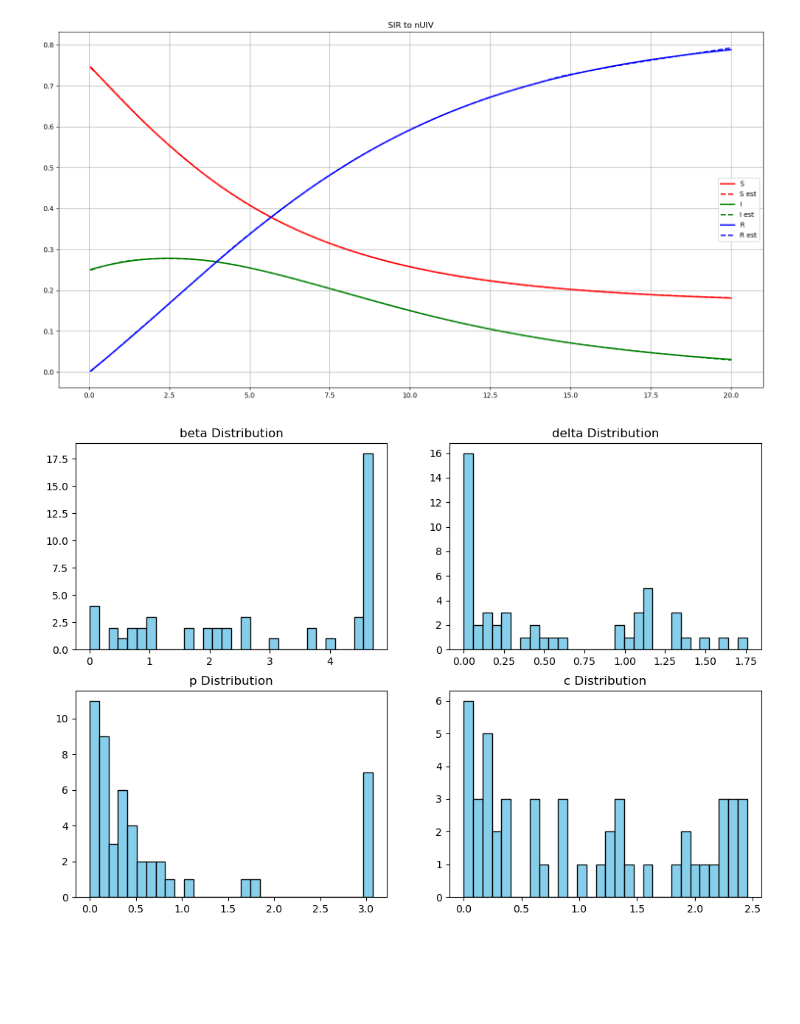
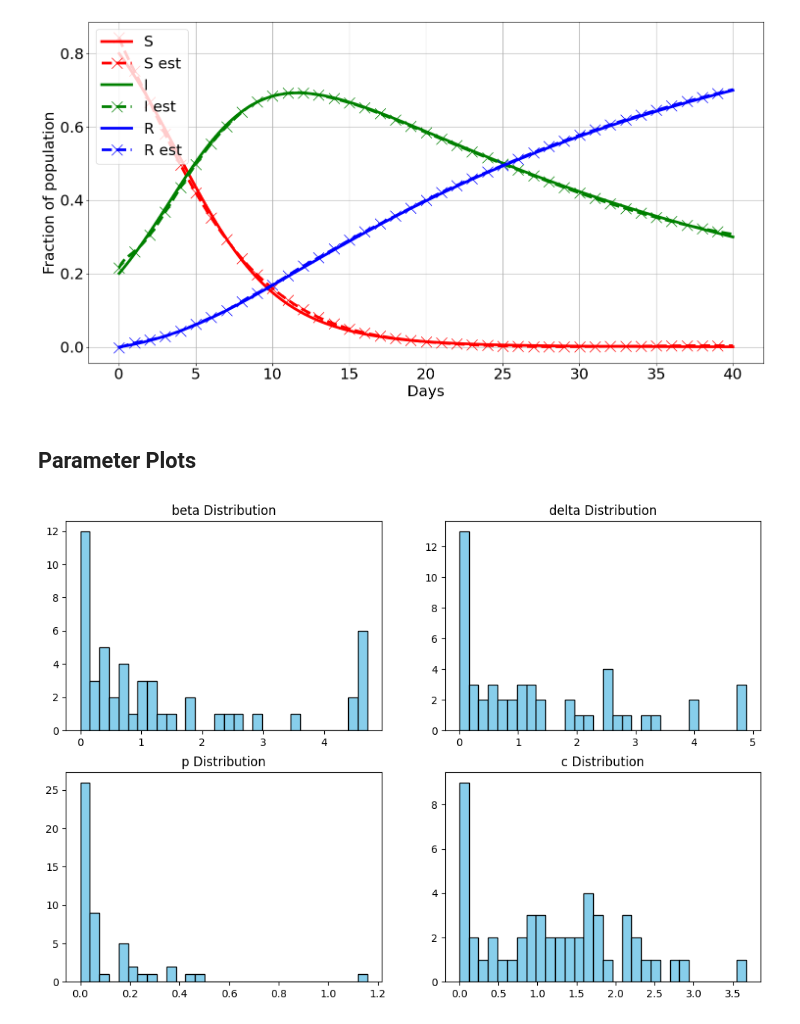
Before and after one commit to rahalnanayakkara/epidemiology_sysID, a Jupyter notebook: SIR_nUIV_fit.ipynb, the cells around one changed output. Cells and saved outputs as stored; diff of their text form; code cells hidden in the pictures; blank space fills up the shorter version.

```diff
--- a/SIR_nUIV_fit.ipynb
+++ b/SIR_nUIV_fit.ipynb
@@ -26,15 +22,18 @@ def lp_norm_loss(y, yhat, p=2):
 # %%
 # setting up SIR reference data
 num_hosts = 50
-num_steps = 400
-dt = 0.05
+num_steps = 400*10
+dt = 0.01 #0.05
 torch.manual_seed(666)
 
-time_scale = 25.0  # can make time "move faster" by scaling these constants beyond [0, 1]
-beta = time_scale*0.9  # infection rate
-gamma = time_scale*0.01  # recovery rate
-SIR_ODE = SIR(num_hosts, beta, gamma)
-SIR_x0 = np.array([0.75, 0.25, 0.0])
+beta = 0.35
+gamma = 0.035
+
+time_scale = 1 #25.0  # can make time "move faster" by scaling these constants beyond [0, 1]
+beta = time_scale*beta  # infection rate
+gamma = time_scale*gamma  # recovery rate
+SIR_ODE = SIR(1, beta, gamma)
+SIR_x0 = np.array([0.8, 0.2, 0.0])
 
 
 # generate data
@@ -143,45 +126,36 @@ print(nUIV_params)
 # %%
-# SIR_stepper.reset()
-# SIR_stepper.dt = 0.001
-# num_steps = 20000
-# SIR_test_data, time_test_data = generate_SIR_data(SIR_stepper, num_steps)
-
 with torch.no_grad():
     SIR_train_data_est = model.simulate(time_train_data.to(device)).detach().cpu().numpy()
-    # SIR_test_data_est = model.simulate(time_test_data.to(device)).detach().cpu().numpy()
 
-# f, (ax1, ax2) = plt.subplots(1, 2, figsize=(15, 8))
 f, ax1 = plt.subplots(figsize=(15, 8))
 names = ['S', 'I', 'R']
 colors = ['red', 'green', 'blue']
 
 for i, name in enumerate(names):
-    ax1.plot(time_train_data, SIR_train_data[i, :], lw=2, color=colors[i], label=name)
-    ax1.plot(time_train_data, SIR_train_data_est[i, :], lw=2, color=colors[i], label=name+' est', linestyle='dashed')
-    # ax2.plot(time_test_data, SIR_test_data[i, :], lw=2, color=colors[i], label=name)
-    # ax2.plot(time_test_data, SIR_test_data_est[i, :], lw=2, color=colors[i], label=name+' est', linestyle='dashed')
+    ax1.plot(time_train_data*time_scale, SIR_train_data[i, :], lw=4, color=colors[i], label=name)
+    ax1.plot(time_train_data*time_scale, SIR_train_data_est[i, :], lw=4, color=colors[i], label=name+' est', linestyle='dashed', marker='x', markersize=16, markevery=100)
 
+fontsize = 22
 
-# ax1.plot(time_train_data[3:], SIR_train_data[1, 3:], lw=2, color=colors[1], label=names[1])
-# ax1.plot(time_train_data[3:], SIR_train_data_est[1, 3:], lw=2, color=colors[0], label=names[1]+' est', linestyle='dashed')
-# ax2.plot(time_test_data[3:], SIR_test_data[1, 3:], lw=2, color=colors[1], label=names[1])
-# ax2.plot(time_test_data[3:], SIR_test_data_est[1, 3:], lw=2, color=colors[0], label=names[1]+' est', linestyle='dashed')
-ax1.set_title('SIR to nUIV')
-# ax2.set_title('Testing')
 ax1.grid()
 # ax2.grid()
-ax1.legend()
+ax1.legend(fontsize=fontsize)
+ax1.set_xlabel("Days", fontsize=fontsize)
+ax1.set_ylabel("Fraction of population", fontsize=fontsize)
+ax1.tick_params(axis='both', which='major', labelsize=fontsize)
 # ax2.legend()
 f.tight_layout()
 
 path = './tmp/'
 if not os.path.exists(path):
     os.mkdir(path)
 filename = os.path.join(path, 'last_run_pytorch.png')
 f.savefig(filename)
 plt.show()
 # %% [output]
-[figure, old version]
+[figure, new version]
+# %% [markdown]
+## Parameter Plots
 # %%
 params = ['beta', 'delta', 'p', 'c']
 
@@ -195,7 +169,7 @@ for i,param in enumerate(params):
     # plt.grid(True)
 plt.show()
 # %% [output]
-[figure, old version]
+[figure, new version]
 # %%
 states= ['U', 'I', 'V']
 plt.figure(figsize=(15,4))
```
Also changed, not shown: parts of 21 cells of this notebook, 2 other files.
